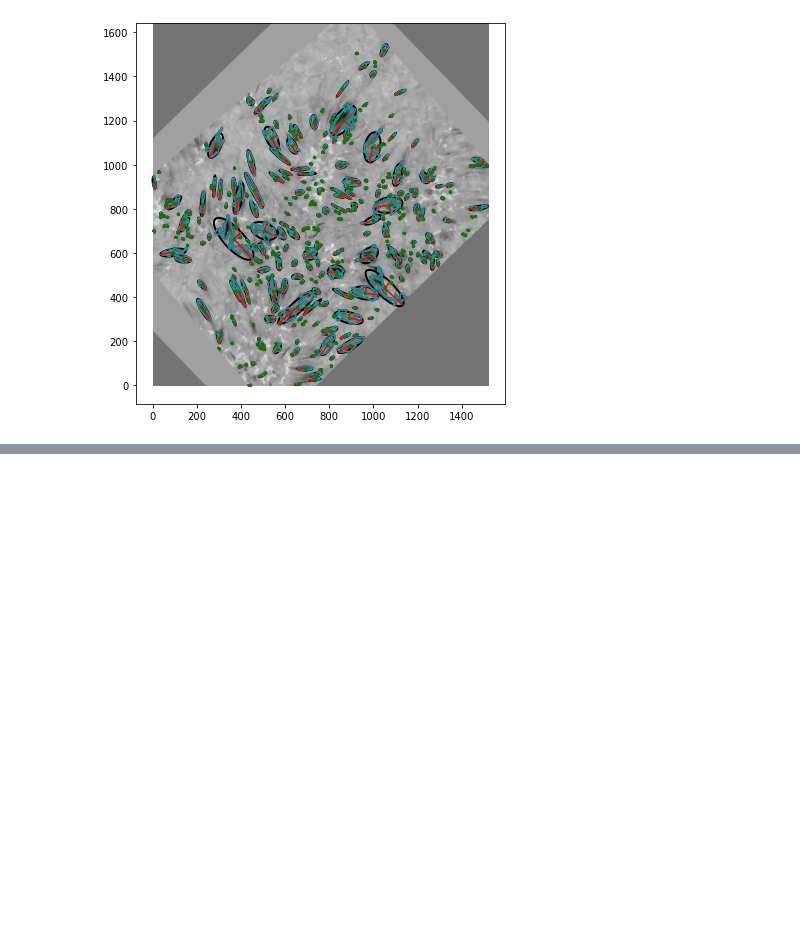
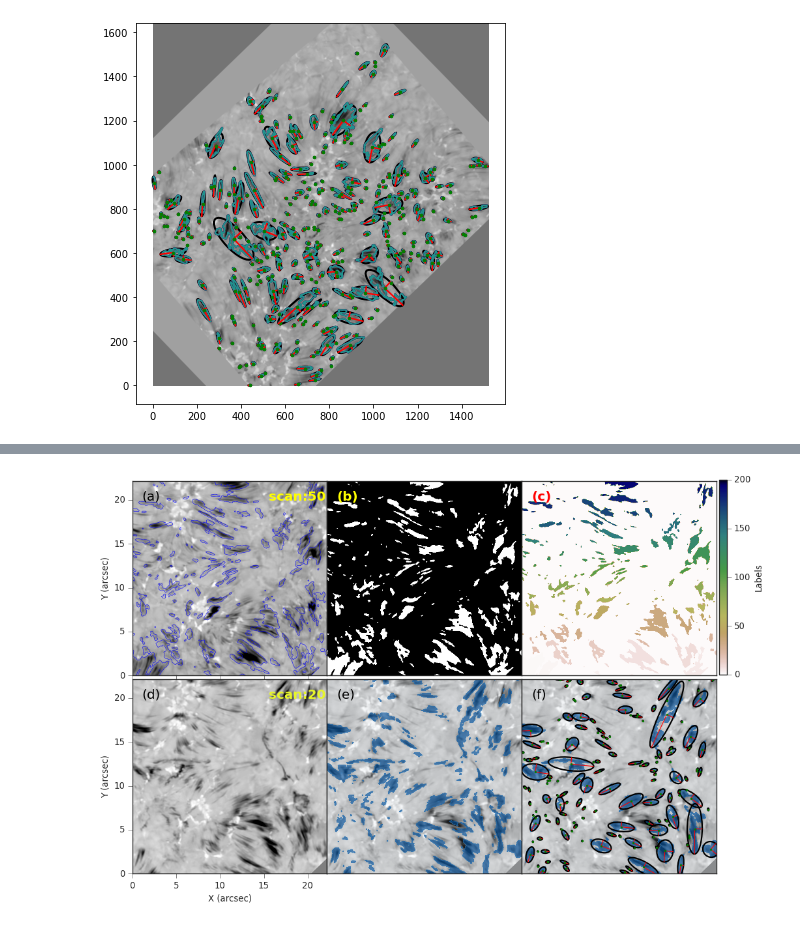
Before and after one commit to souvikita/Statistical-analysis-of-spicules, a Jupyter notebook: Notebooks/Ellipse_fitted.ipynb, the cells around one changed output, grey strips where cells are left out. Saved outputs shown, nothing was run; the diff lists cells and outputs as text; code cells hidden in the pictures; blank space fills up the shorter version.

```diff
--- a/Notebooks/Ellipse_fitted.ipynb
+++ b/Notebooks/Ellipse_fitted.ipynb
@@ -142,0 +206,71 @@ plt.savefig('/mn/stornext/u3/souvikb/paper4_images/Ellipse_fit_sample.png')
+# %%
+fig, ax =plt.subplots(2,3,figsize=(15,9.5),facecolor='w', edgecolor='k')
+fig.subplots_adjust(hspace = 0.0,wspace=0.00,left=0.1,right=0.9,top=0.9,bottom=0.1)
+ax=ax.ravel()
+scan=50
+ax[0].imshow(rescale_intensity(cubeH[400:1000,600:1200,scan,9]),origin='lower',cmap='Greys_r',extent=[0,600*0.037,0,600*0.037],vmax=28000,vmin=5000)
+ax[0].set_ylabel('Y (arcsec)')
+ax[0].set_xlabel('X (arcsec)')
+#ax[0].set_xticks([0,5,10,15,20])
+ax[0].xaxis.set_visible(False)
+ax[0].contour(morph_processed_blue[400:1000,600:1200,scan],origin='lower',levels=[10],colors=['blue'],linewidths=[0.5],extent=[0,600*0.037,0,600*0.037])
+ax[0].text(.05, .9, '(a)', transform=ax[0].transAxes, fontsize=18,color='black')
+ax[0].text(.7, .9, 'scan:50', transform=ax[0].transAxes, fontsize=18,color='yellow',weight='bold')
+ax[1].imshow(morph_processed_blue[400:1000,600:1200,scan],origin='lower',cmap='gray')
+ax[1].xaxis.set_visible(False)
+ax[1].yaxis.set_visible(False)
+ax[1].text(.05, .9, '(b)', transform=ax[1].transAxes, fontsize=18,color='yellow',weight='bold')
+label_2d_1 = label(morph_processed_blue[400:1000,600:1200,scan],connectivity=2)
+ax[2].imshow(label_2d_1,cmap='gist_earth_r',origin='lower',extent=[0,600*0.037,0,600*0.037])
+ax[2].xaxis.set_visible(False)
+ax[2].yaxis.set_visible(False)
+ax[2].text(.05, .9, '(c)', transform=ax[2].transAxes, fontsize=18,color='red',weight='bold')
+cmap = mpl.cm.gist_earth_r
+fig.subplots_adjust(right=0.847)
+cbar_ax = fig.add_axes([0.85, 0.505, 0.01, 0.394])#[left, bottom, width, height]
+norm = mpl.colors.Normalize(vmin=0, vmax=1)
+cb1 = mpl.colorbar.ColorbarBase(cbar_ax, cmap=cmap,
+                                norm=norm)
+cb1.set_ticks([0,0.25,0.5,0.75, 1])
+cb1.set_ticklabels(["0", "50","100","150","200"])
+cb1.set_label('Labels')
+
+scan=20
+ax[3].imshow(rescale_intensity(cubeH[400:1000,600:1200,scan,9]),origin='lower',cmap='Greys_r',extent=[0,600*0.037,0,600*0.037],vmax=28000,vmin=5000)
+ax[3].set_ylabel('Y (arcsec)')
+ax[3].set_xlabel('X (arcsec)')
+ax[3].text(.05, .9, '(d)', transform=ax[3].transAxes, fontsize=18,color='black')
+ax[3].text(.7, .9, 'scan:20', transform=ax[3].transAxes, fontsize=18,color='#E7F52B',weight='bold')
+label_2d = label(morph_processed_blue[400:1000,600:1200,scan],connectivity=2,return_num=True)
+mask_2d = label_2d[0]*0
+mask_2d[np.where(label_2d[0]!=0)]=1.
+ax[4].imshow(rescale_intensity(cubeH[400:1000,600:1200,scan,9]),origin='lower',cmap='Greys_r',extent=[0,600*0.037,0,600*0.037],vmax=28000,vmin=5000)
+ax[4].contourf(mask_2d,levels=2,cmap='Blues',extent=[0,600*0.037,0,600*0.037],origin='lower')
+ax[4].xaxis.set_visible(False)
+ax[4].yaxis.set_visible(False)
+ax[4].text(.05, .9, '(e)', transform=ax[4].transAxes, fontsize=18,color='black')
+ax[5].imshow(rescale_intensity(cubeH[400:1000,600:1200,scan,9]),origin='lower',cmap='Greys_r',vmax=28000,vmin=5000)
+ax[5].contourf(mask_2d,levels=2,cmap=mycmap,origin='lower')
+ax[5].text(.05, .9, '(f)', transform=ax[5].transAxes, fontsize=18,color='black')
+for region in regionprops(label_2d[0]):
+    y0,x0 = region.centroid
+    orientation = region.orientation
+    angle = math.degrees(orientation)
+    x1 = x0 + math.cos(orientation) * 0.5 * region.minor_axis_length
+    y1 = y0 - math.sin(orientation) * 0.5 * region.minor_axis_length
+    x2 = x0 - math.sin(orientation) * 0.5 * region.major_axis_length
+    y2 = y0 - math.cos(orientation) * 0.5 * region.major_axis_length
+    ax[5].plot((x0, x1), (y0, y1), '-r')
+    ax[5].plot((x0, x2), (y0, y2), '-r')
+    ax[5].plot(x0, y0, '.g', markersize=5)
+    ellipse = mpatches.Ellipse((x0, y0), region.minor_axis_length, region.major_axis_length,
+                                  fill=False, edgecolor='black', linewidth=2,angle=-angle)
+    ax[5].add_patch(ellipse)
+
+ax[5].axis((0,600,0,600))
+ax[5].xaxis.set_visible(False)
+ax[5].yaxis.set_visible(False)
+
+plt.savefig('/mn/stornext/d9/souvikb/paper4_images/combined_detection_ellipse.png',dpi=400)
+# %% [output]
+[figure, added]
```
Also changed, not shown: parts of 13 cells of this notebook.
